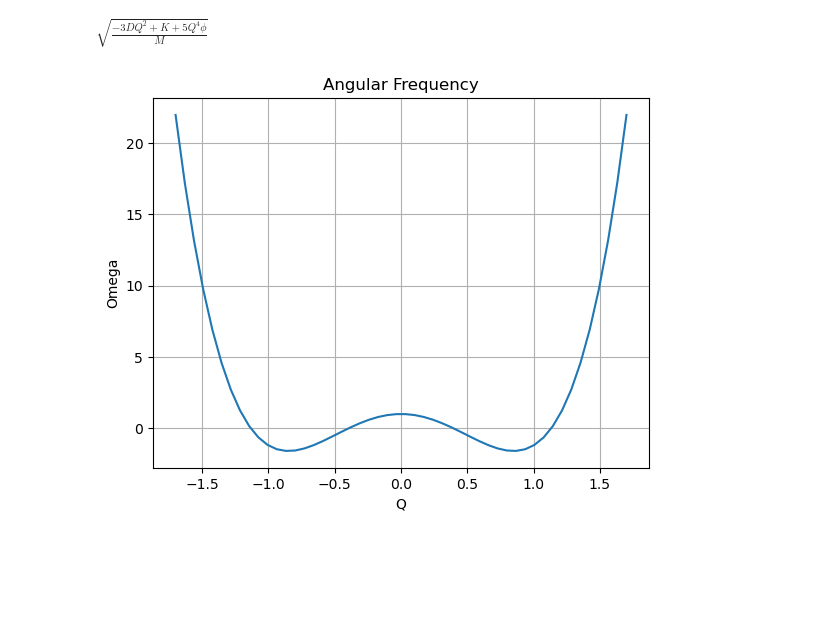
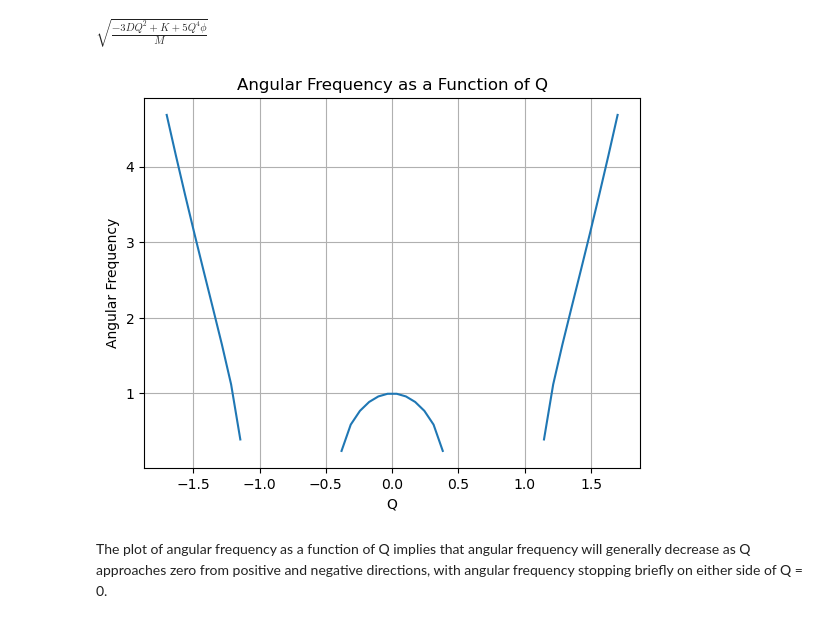
Before and after one commit to Phys3510-Fall2024/final-exam-MickyNG-94, a Jupyter notebook: final-exam-question-2.ipynb, the cells around one changed output. Saved outputs shown, nothing was run; the diff lists cells and outputs as text; code cells hidden in the pictures; blank space fills up the shorter version.

Commit message:
examining ang freq plot

```diff
--- a/final-exam-question-2.ipynb
+++ b/final-exam-question-2.ipynb
@@ -124,22 +124,24 @@ angular_frequency = sp.sqrt((K - 3 * D * Q ** 2 + 5 * phi * Q ** 4)/M)
 angular_frequency
 # %% [output]
 $\displaystyle \sqrt{\frac{- 3 D Q^{2} + K + 5 Q^{4} \phi}{M}}$
-# %%
-x = np.linspace(-1.7, 1.7, 50)
-y = np.linspace(
-
-# K = phi = M = 1; D = 2.4
-
-def angular_frequency(x):
-    return 5 * x ** 4 - 7.2 * x ** 2 + 1
-
-frequency_plot = angular_frequency(x)
-
-plt.plot(x, frequency_plot)
-plt.xlabel('Q')
-plt.ylabel('Omega')
-plt.title('Angular Frequency')
-plt.grid(True)
-plt.show()
-# %% [output]
-[figure, removed]
+# %%
+x = np.linspace(-1.7, 1.7, 50)
+
+# K = phi = M = 1; D = 2.4
+
+def angular_frequency(x):
+    return np.sqrt(5 * x ** 4 - 7.2 * x ** 2 + 1)
+
+frequency_plot = angular_frequency(x)
+
+
+plt.plot(x, frequency_plot)
+plt.xlabel('Q')
+plt.ylabel('Angular Frequency')
+plt.title('Angular Frequency as a Function of Q')
+plt.grid(True)
+plt.show()
+# %% [output]
+[figure, added]
+# %% [markdown]
+The plot of angular frequency as a function of Q implies that angular frequency will generally decrease as Q approaches zero from positive and negative directions, with angular frequency stopping briefly on either side of Q = 0.
```
